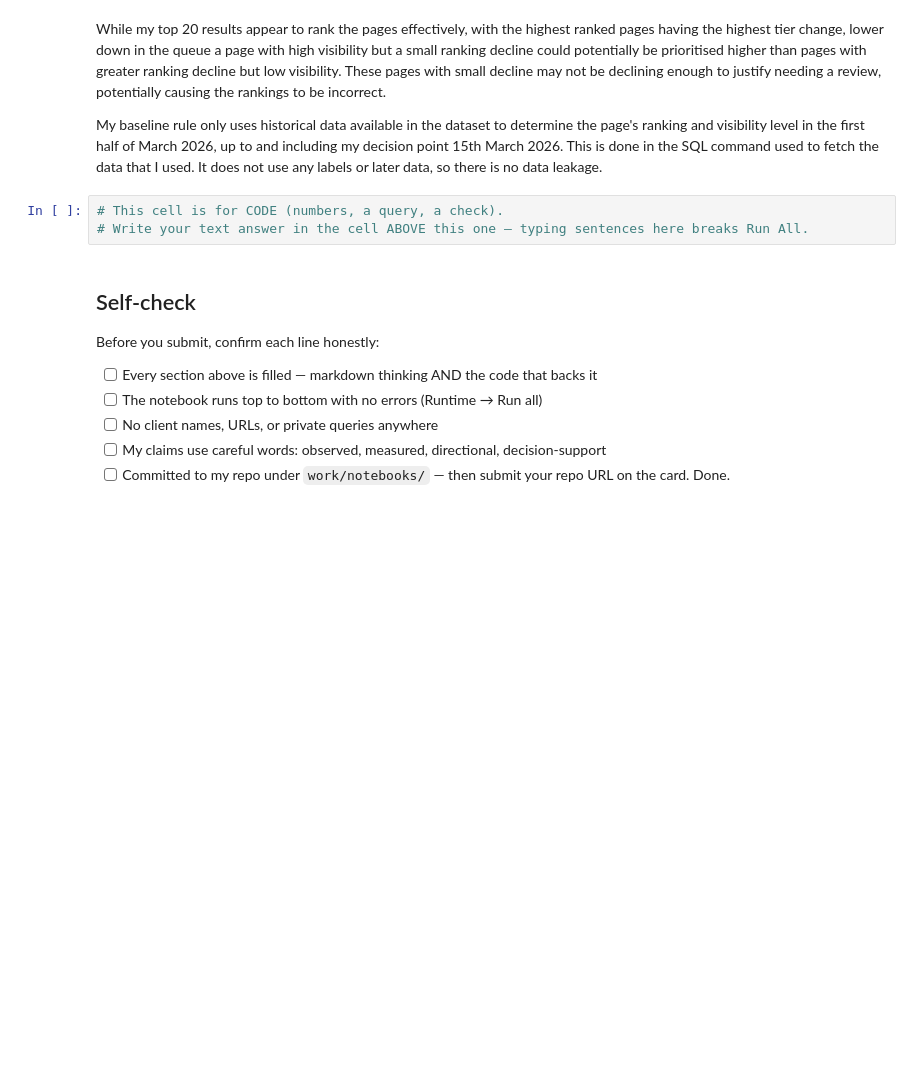
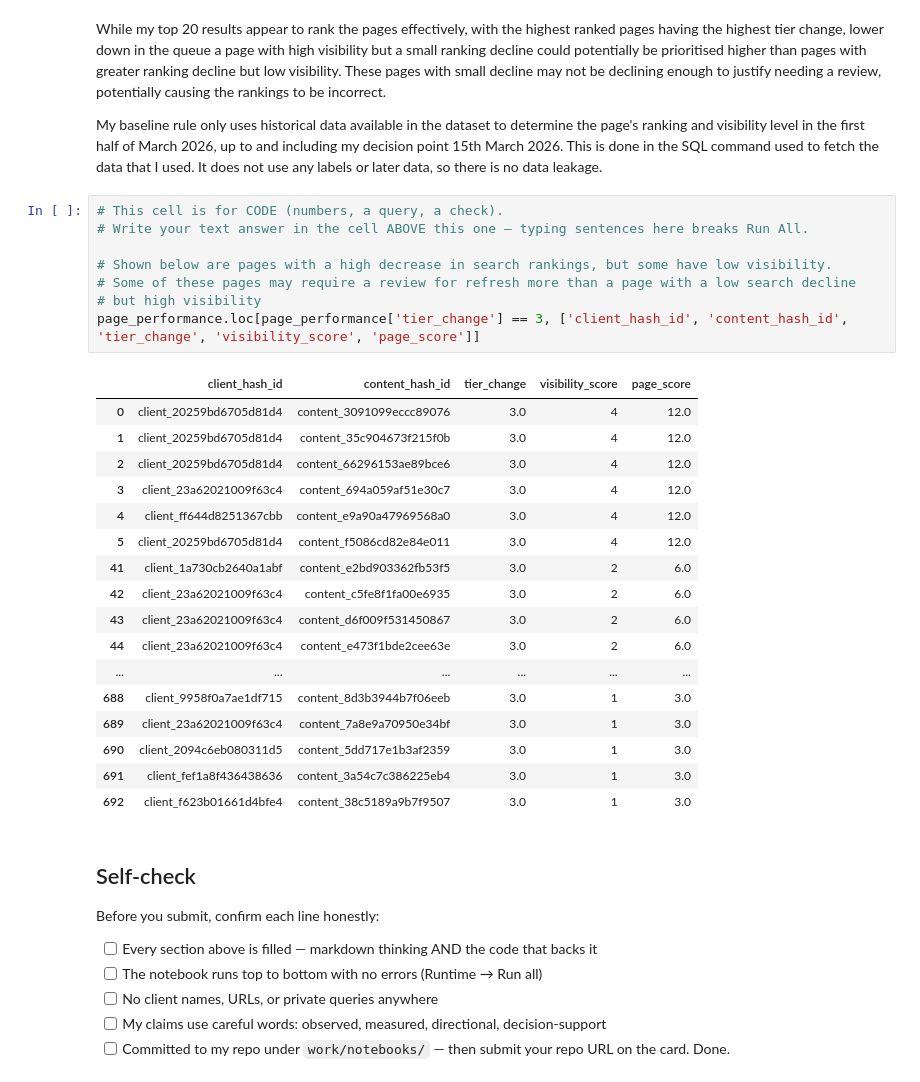
Before and after one commit to JasperOwen/flyrank-ml-internship, a Jupyter notebook: work/notebooks/w04_baseline_score.ipynb, the cells around one changed output. Drawn from its saved outputs; the diff is of its cells as text; blank space fills up the shorter version.

```diff
--- a/work/notebooks/w04_baseline_score.ipynb
+++ b/work/notebooks/w04_baseline_score.ipynb
@@ -383,6 +383,29 @@ My baseline rule only uses historical data available in the dataset to determine
 # %%
 # This cell is for CODE (numbers, a query, a check).
 # Write your text answer in the cell ABOVE this one — typing sentences here breaks Run All.
+
+# Shown below are pages with a high decrease in search rankings, but some have low visibility.
+# Some of these pages may require a review for refresh more than a page with a low search decline
+# but high visibility
+page_performance.loc[page_performance['tier_change'] == 3, ['client_hash_id', 'content_hash_id', 'tier_change', 'visibility_score', 'page_score']]
+# %% [output]
+|  | client_hash_id | content_hash_id | tier_change | visibility_score | page_score |
+| 0 | client_20259bd6705d81d4 | content_3091099eccc89076 | 3.0 | 4 | 12.0 |
+| 1 | client_20259bd6705d81d4 | content_35c904673f215f0b | 3.0 | 4 | 12.0 |
+| 2 | client_20259bd6705d81d4 | content_66296153ae89bce6 | 3.0 | 4 | 12.0 |
+| 3 | client_23a62021009f63c4 | content_694a059af51e30c7 | 3.0 | 4 | 12.0 |
+| 4 | client_ff644d8251367cbb | content_e9a90a47969568a0 | 3.0 | 4 | 12.0 |
+| 5 | client_20259bd6705d81d4 | content_f5086cd82e84e011 | 3.0 | 4 | 12.0 |
+| 41 | client_1a730cb2640a1abf | content_e2bd903362fb53f5 | 3.0 | 2 | 6.0 |
+| 42 | client_23a62021009f63c4 | content_c5fe8f1fa00e6935 | 3.0 | 2 | 6.0 |
+| 43 | client_23a62021009f63c4 | content_d6f009f531450867 | 3.0 | 2 | 6.0 |
+| 44 | client_23a62021009f63c4 | content_e473f1bde2cee63e | 3.0 | 2 | 6.0 |
+| ... | ... | ... | ... | ... | ... |
+| 688 | client_9958f0a7ae1df715 | content_8d3b3944b7f06eeb | 3.0 | 1 | 3.0 |
+| 689 | client_23a62021009f63c4 | content_7a8e9a70950e34bf | 3.0 | 1 | 3.0 |
+| 690 | client_2094c6eb080311d5 | content_5dd717e1b3af2359 | 3.0 | 1 | 3.0 |
+| 691 | client_fef1a8f436438636 | content_3a54c7c386225eb4 | 3.0 | 1 | 3.0 |
+| 692 | client_f623b01661d4bfe4 | content_38c5189a9b7f9507 | 3.0 | 1 | 3.0 |
 # %% [markdown]
 ## Self-check
 
```
